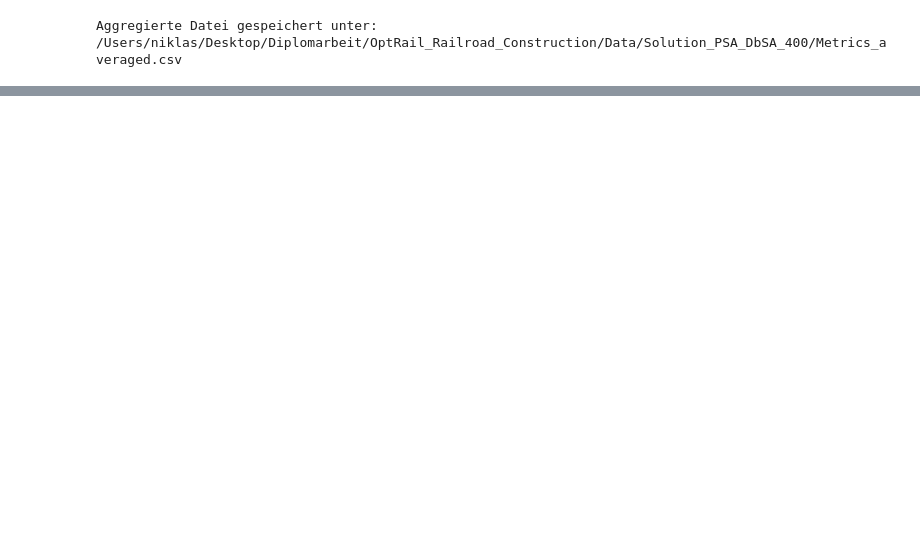
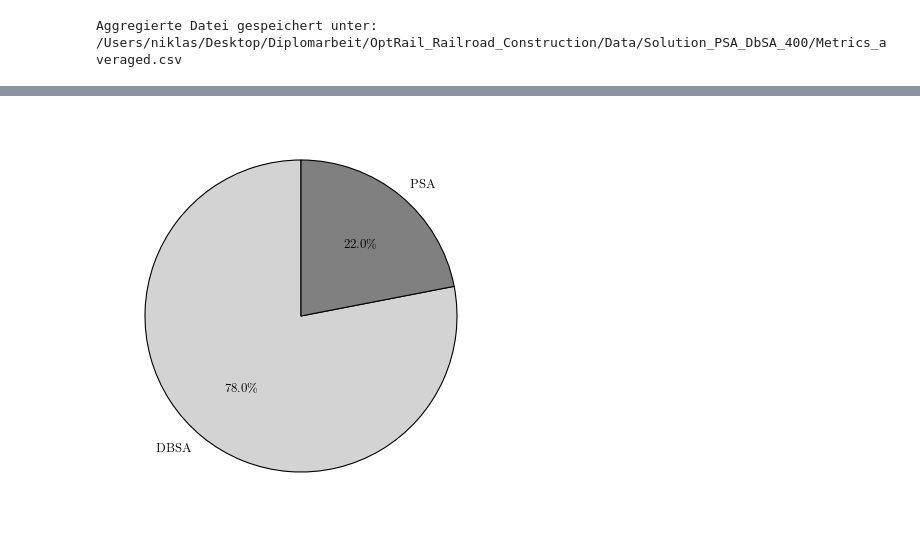
Before and after one commit to nklswlf/OptRail_Railroad_Construction, a Jupyter notebook: Data/Solution_PSA_DbSA_400/MOSA_multiple_seeds_evaluation.ipynb, the cells around one changed output, grey strips where cells are left out. Cells and saved outputs as stored; diff of their text form; code cells hidden in the pictures; blank space fills up the shorter version.

```diff
--- a/Data/Solution_PSA_DbSA_400/MOSA_multiple_seeds_evaluation.ipynb
+++ b/Data/Solution_PSA_DbSA_400/MOSA_multiple_seeds_evaluation.ipynb
@@ -142,0 +345,50 @@ df.groupby("Algorithm").std(numeric_only=True).round(3)
+# %%
+import pandas as pd
+import matplotlib.pyplot as plt
+from matplotlib import rcParams
+
+# 🎨 LaTeX-Stil aktivieren
+rcParams.update({
+    "text.usetex": True,
+    "font.family": "serif",
+    "font.size": 10,
+    "axes.titlesize": 12,
+    "axes.labelsize": 10,
+    "xtick.labelsize": 9,
+    "ytick.labelsize": 9,
+    "legend.fontsize": 9,
+    "figure.titlesize": 12
+})
+
+# 📂 CSV einlesen
+df = pd.read_csv("Metrics_averaged.csv")
+
+# 📊 Durchschnittlicher PF-Share je Algorithmus
+pf_share_avg = df.groupby("Algorithm")["PF-Share"].mean()
+
+# 📋 Labels mit Prozentangabe
+labels = [f"{alg}" for alg in pf_share_avg.index]
+colors = ["lightgray", "gray"]
+
+# 🥧 Kreisdiagramm mit schwarzem Rand
+fig, ax = plt.subplots(figsize=(4.8, 4.2))
+wedges, texts, autotexts = ax.pie(
+    pf_share_avg,
+    labels=labels,
+    colors=colors,
+    startangle=90,
+    autopct="%1.1f\\%%",
+    textprops={"fontsize": 9},
+    wedgeprops={"edgecolor": "black", "linewidth": 0.8}  # 🔲 schwarzer Rand
+)
+
+# 🖼️ Titel
+#ax.set_title("Average PF-Share per Algorithm", fontsize=12)
+
+# 💾 Optional speichern
+#plt.savefig("pf_share_piechart_blackedge.pdf", bbox_inches="tight", dpi=300)
+
+plt.tight_layout()
+plt.show()
+# %% [output]
+[figure, added]
```
Also changed, not shown: parts of 4 cells of this notebook, 2 other files.
